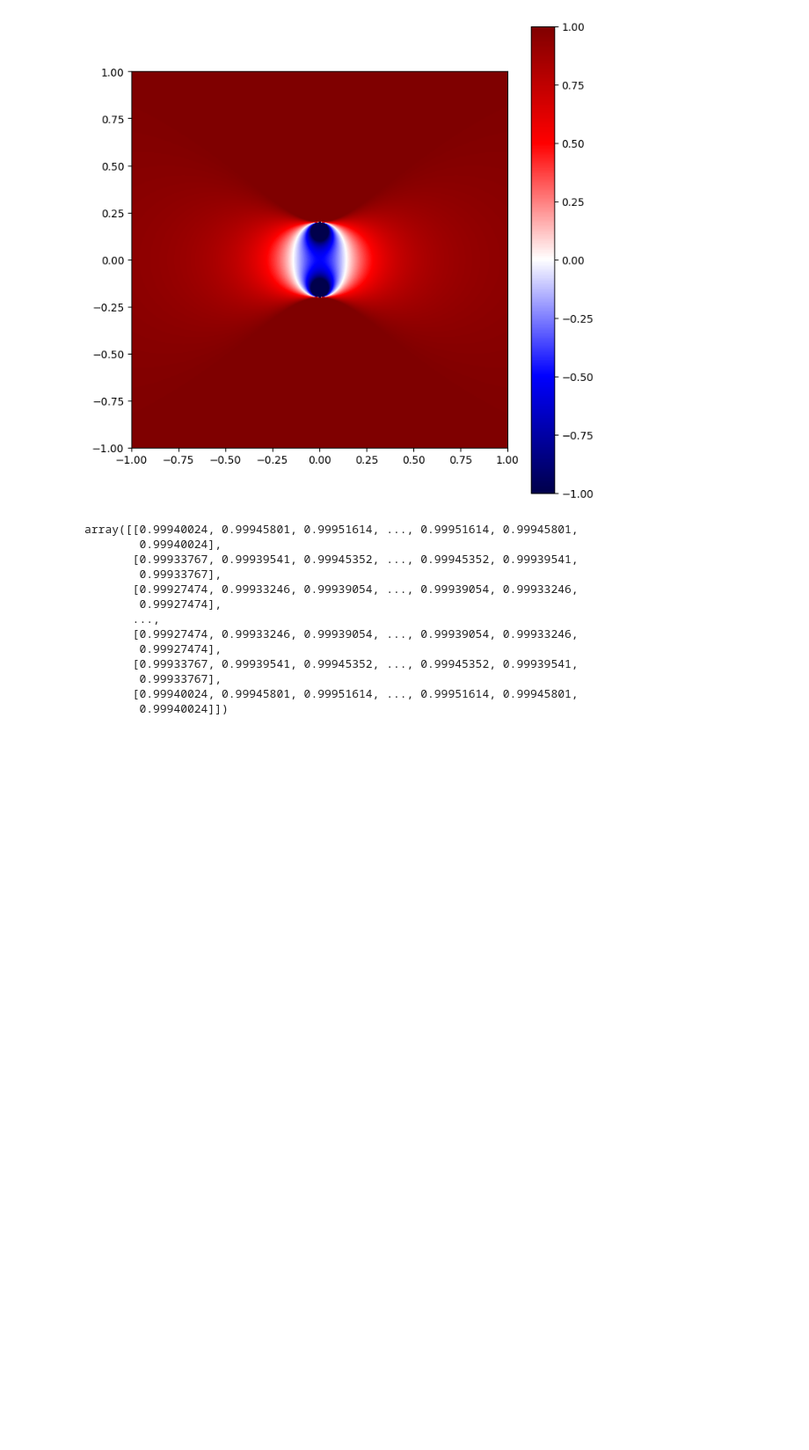
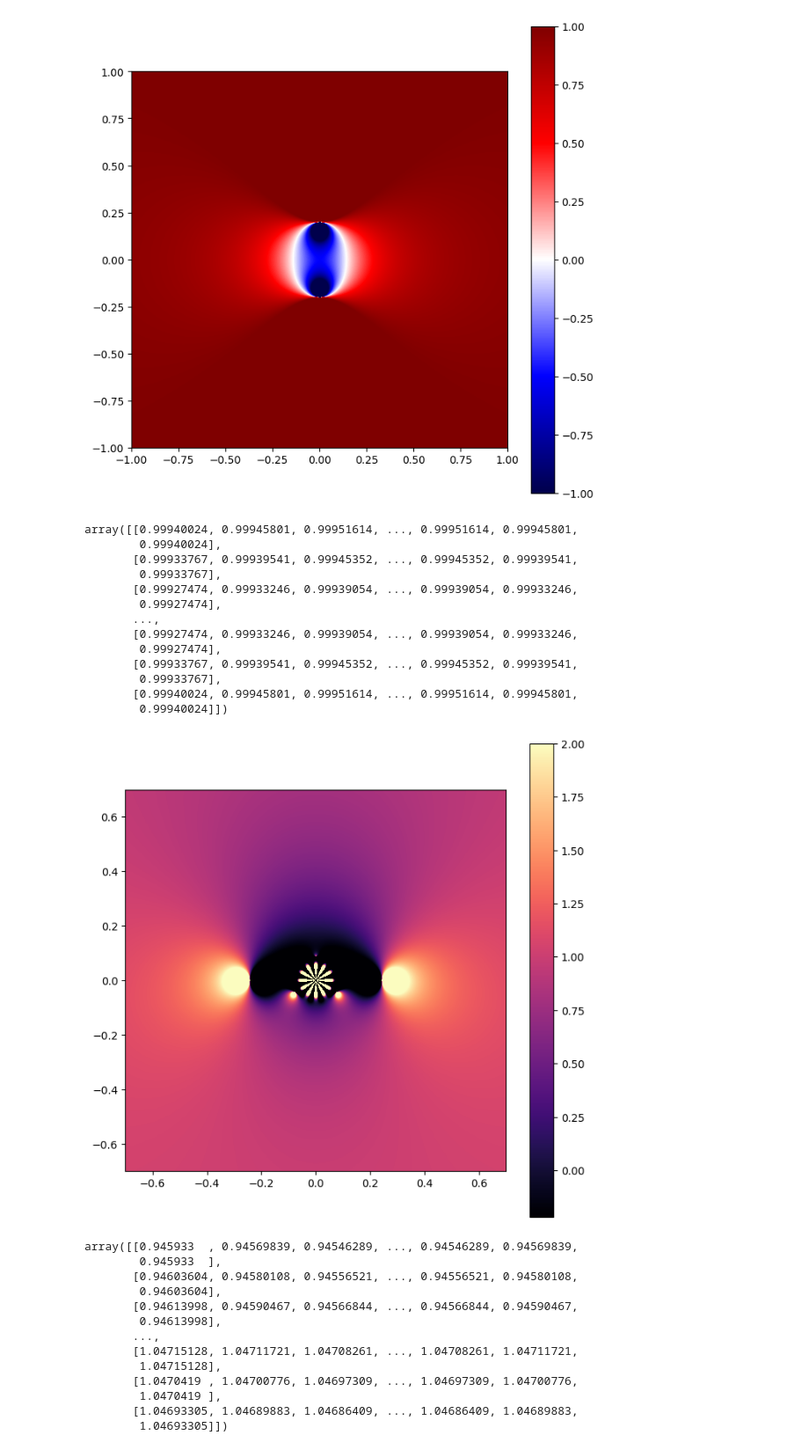
Before and after one commit to jackbullen/Math-248, a Jupyter notebook: Labs/Week 8/Lab-21-Oct-23.ipynb, the cells around one changed output. Shown at 88% size. Saved outputs shown, nothing was run; the diff lists cells and outputs as text; code cells hidden in the pictures; blank space fills up the shorter version.

```diff
--- a/Labs/Week 8/Lab-21-Oct-23.ipynb
+++ b/Labs/Week 8/Lab-21-Oct-23.ipynb
@@ -17,7 +17,7 @@ plt.show()
 # %% [output]
 [figure]
 # %%
-def cplot(f, resolution=1000, extent=[], cmap='magma', vmin=None, vmax=None):
+def cplot(f, resolution=1000, extent=[-1, 1, -1, 1], cmap='magma', vmin=None, vmax=None):
     X = np.linspace(-10, 10, resolution)
     Y = np.linspace(-10, 10, resolution)
 
@@ -49,3 +49,20 @@ array([[0.99940024, 0.99945801, 0.99951614, ..., 0.99951614, 0.99945801,
         0.99933767],
        [0.99940024, 0.99945801, 0.99951614, ..., 0.99951614, 0.99945801,
         0.99940024]])
+# %%
+cplot(lambda z: (z**2-2)/(z**3+2) + 1/z**12 + (z**2-0.1)/(z**2+12), extent=[-0.7, 0.7, -0.7, 0.7], vmin=-0.22, vmax=2)
+# %% [output]
+[figure, added]
+array([[0.945933  , 0.94569839, 0.94546289, ..., 0.94546289, 0.94569839,
+        0.945933  ],
+       [0.94603604, 0.94580108, 0.94556521, ..., 0.94556521, 0.94580108,
+        0.94603604],
+       [0.94613998, 0.94590467, 0.94566844, ..., 0.94566844, 0.94590467,
+        0.94613998],
+       ...,
+       [1.04715128, 1.04711721, 1.04708261, ..., 1.04708261, 1.04711721,
+        1.04715128],
+       [1.0470419 , 1.04700776, 1.04697309, ..., 1.04697309, 1.04700776,
+        1.0470419 ],
+       [1.04693305, 1.04689883, 1.04686409, ..., 1.04686409, 1.04689883,
+        1.04693305]])
```
Also changed, not shown: parts of 1 cell of this notebook, 1 other file.
